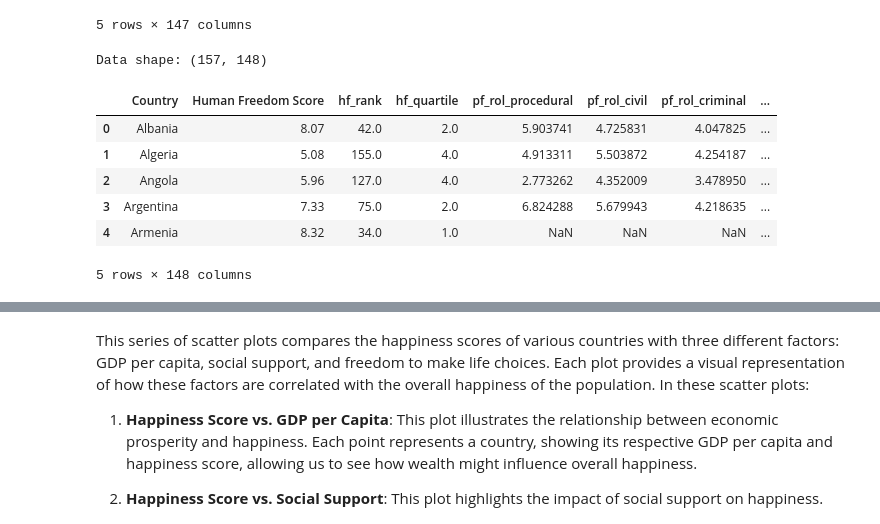
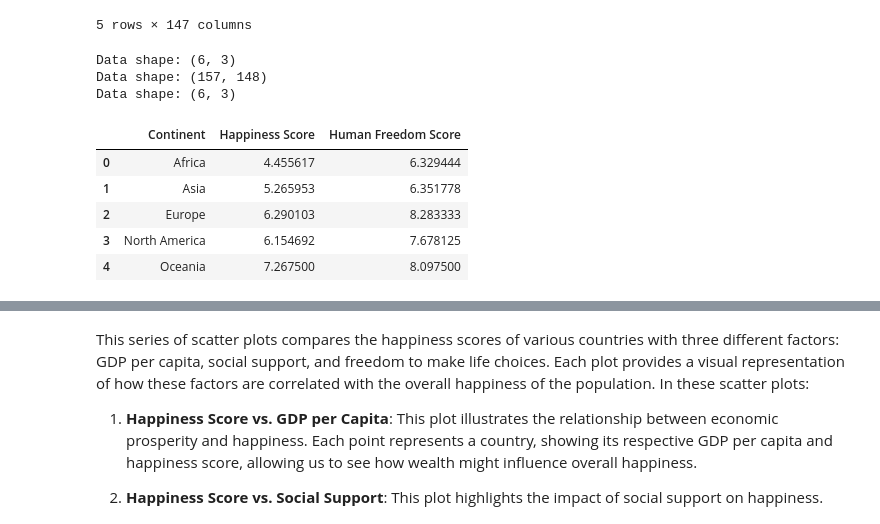
Before and after one commit to hugokrijgsman/data-story, a Jupyter notebook: draft.ipynb, the cells around one changed output, grey strips where cells are left out. Cells and saved outputs as stored; diff of their text form; code cells hidden in the pictures.

```diff
--- a/draft.ipynb
+++ b/draft.ipynb
@@ -225,40 +225,45 @@ continent_mapping = {
 }
 
 # Function to map country to continent
 def map_country_to_continent(country):
     for continent, countries in continent_mapping.items():
         if country in countries:
             return continent
     return None
 
 # Apply the mapping to the dataset
 data['Continent'] = data['Country'].apply(map_country_to_continent)
 
 # Drop rows with missing continent information
 data = data.dropna(subset=['Continent'])
 
 # Group by continent and calculate mean scores
 happiness_continent = data.groupby('Continent')['Happiness Score'].mean().reset_index()
 freedom_continent = data.groupby('Continent')['Human Freedom Score'].mean().reset_index()
 
 # Merge the datasets by continent
 data_continent = pd.merge(happiness_continent, freedom_continent, on='Continent', how='inner')
 data_continent.rename(columns={
     'Happiness Score': 'Happiness Score',
     'Human Freedom Score': 'Human Freedom Score'
 }, inplace=True)
 merged_data_cleaned = data.drop_duplicates(subset=['Country'])
+
 print("Data shape:", merged_data_cleaned.shape)
 merged_data_cleaned.head()
+
+print("Data shape:", data_continent.shape)
+data_continent.head()
 # %% [output]
+Data shape: (6, 3)
 Data shape: (157, 148)
+Data shape: (6, 3)
-|  | Country | Human Freedom Score | hf_rank | hf_quartile | pf_rol_procedural | pf_rol_civil | pf_rol_criminal | ... |
-| 0 | Albania | 8.07 | 42.0 | 2.0 | 5.903741 | 4.725831 | 4.047825 | ... |
-| 1 | Algeria | 5.08 | 155.0 | 4.0 | 4.913311 | 5.503872 | 4.254187 | ... |
-| 2 | Angola | 5.96 | 127.0 | 4.0 | 2.773262 | 4.352009 | 3.478950 | ... |
-| 3 | Argentina | 7.33 | 75.0 | 2.0 | 6.824288 | 5.679943 | 4.218635 | ... |
-| 4 | Armenia | 8.32 | 34.0 | 1.0 | NaN | NaN | NaN | ... |
+|  | Continent | Happiness Score | Human Freedom Score |
+| 0 | Africa | 4.455617 | 6.329444 |
+| 1 | Asia | 5.265953 | 6.351778 |
+| 2 | Europe | 6.290103 | 8.283333 |
+| 3 | North America | 6.154692 | 7.678125 |
+| 4 | Oceania | 7.267500 | 8.097500 |
-5 rows × 148 columns
 # %%
 # Create the figure for overall scores by continent
 fig = go.Figure()
```
